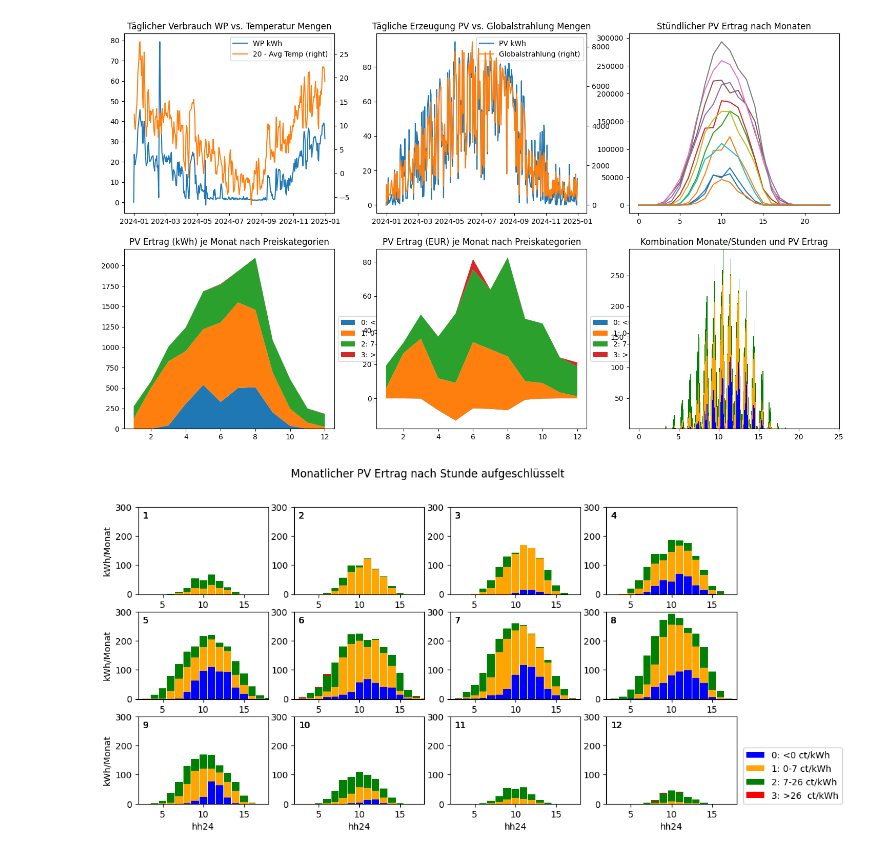
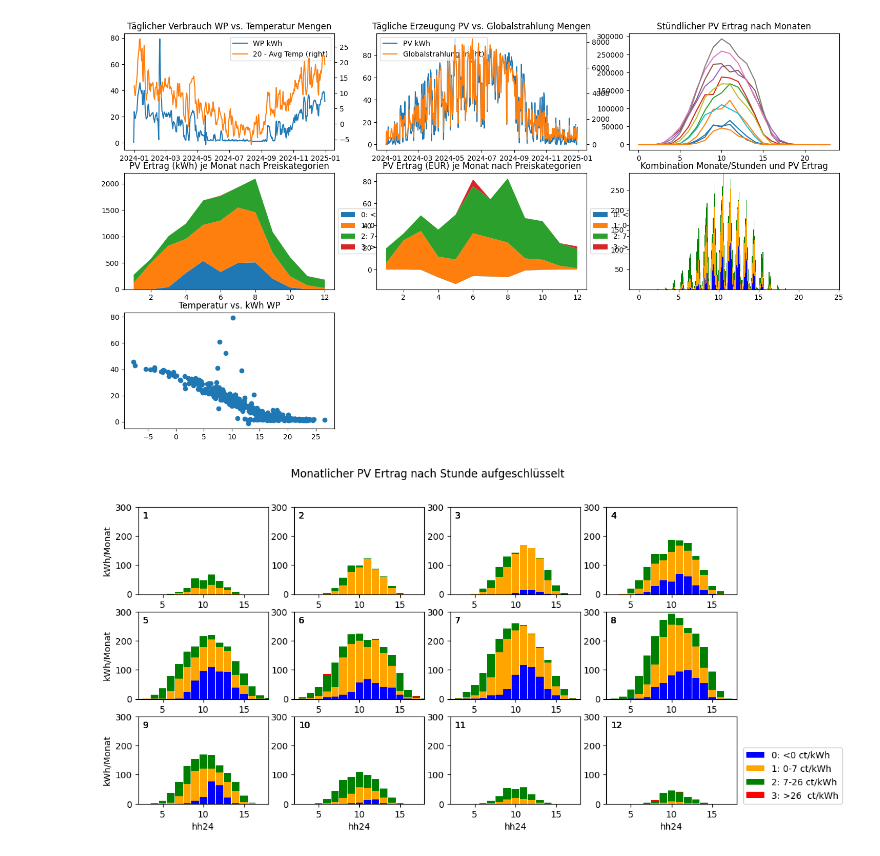
Before and after one commit to strubbi77/breisgauwind, a Jupyter notebook: Stromwert_IK8.ipynb, the cells around one changed output. Saved outputs shown, nothing was run; the diff lists cells and outputs as text; code cells hidden in the pictures.

Commit message:
Grafik Temp vs. kWh WP

```diff
--- a/Stromwert_IK8.ipynb
+++ b/Stromwert_IK8.ipynb
@@ -174,12 +174,13 @@ import matplotlib.pyplot as plt
 from mpl_toolkits.mplot3d import axes3d
 fig=plt.figure(figsize=(18,10))
 #, axs = plt.subplots(2,3)
-ax1=fig.add_subplot(2,3,1)
-ax3=fig.add_subplot(2,3,4)
-ax2=fig.add_subplot(2,3,2)
-ax4=fig.add_subplot(2,3,5)
-ax5=fig.add_subplot(2,3,3)
-ax6=fig.add_subplot(2,3,6)
+ax1=fig.add_subplot(3,3,1)
+ax3=fig.add_subplot(3,3,4)
+ax2=fig.add_subplot(3,3,2)
+ax4=fig.add_subplot(3,3,5)
+ax5=fig.add_subplot(3,3,3)
+ax6=fig.add_subplot(3,3,6)
+ax7=fig.add_subplot(3,3,7)
 
 gpby=preis_menge.index.date
 
@@ -271,34 +272,38 @@ for monat in pm_pv.index.levels[0]:
         col=bar_colors[f%4]
         f+=1
         s=[]
         for hh24 in hh_cat:
             s=s+[pm_pv.loc[monat,hh24]['PV '+cur]]
         offset=width*multiplier
         x=ax6.bar(hh_cat+offset, s, width, bottom=bottom, label=cur, color=col)
         bottom+=s
     multiplier += 1
     #break
 
 #ax6.legend(loc='upper right')
 
 
+ax7.scatter(20-pm_day['Temp avg'],y=pm_day['WP sum'])
+
+
 # 1 WP vs. Temp
 # 2 PV vs. Globalstrahlung Mengen
 # 3 PV hh24-Summe über die Monate
 # 4 Monatlich nach
 
 ax1.set_title("Täglicher Verbrauch WP vs. Temperatur Mengen")
 ax2.set_title("Tägliche Erzeugung PV vs. Globalstrahlung Mengen")
 ax3.set_title("PV Ertrag (kWh) je Monat nach Preiskategorien")
 ax4.set_title("PV Ertrag (EUR) je Monat nach Preiskategorien")
 ax5.set_title("Stündlicher PV Ertrag nach Monaten")
 ax6.set_title("Kombination Monate/Stunden und PV Ertrag")
+ax7.set_title("Temperatur vs. kWh WP")
 
 #plt.style.use('bmh')
 plt.show()
 #plt.plot(preis_menge.index.date, (preis_menge['PV'],preis_menge['WP']))
 # %% [output]
-[figure, old version]
+[figure, new version]
 # %%
 plt.style.available
 plt.style.use('default')
```
Also changed, not shown: parts of 3 cells of this notebook.
